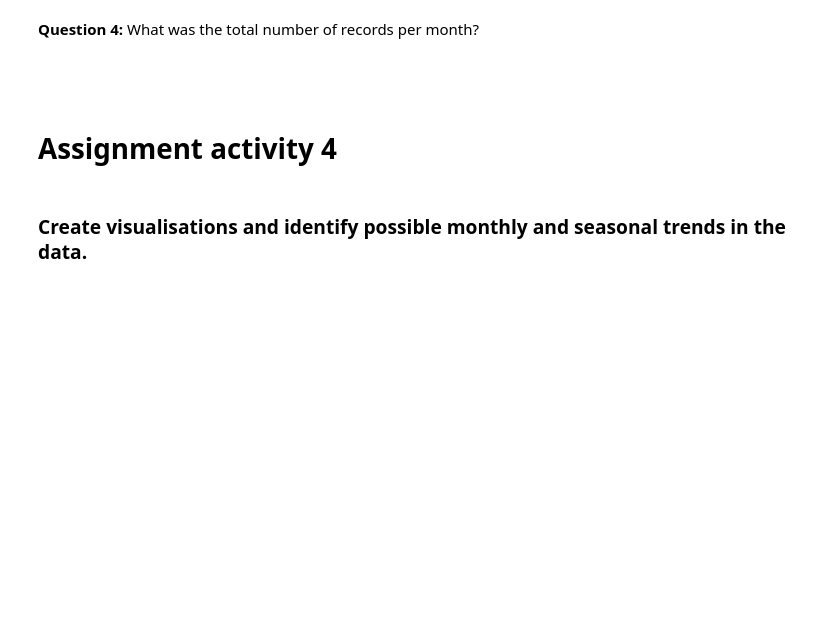
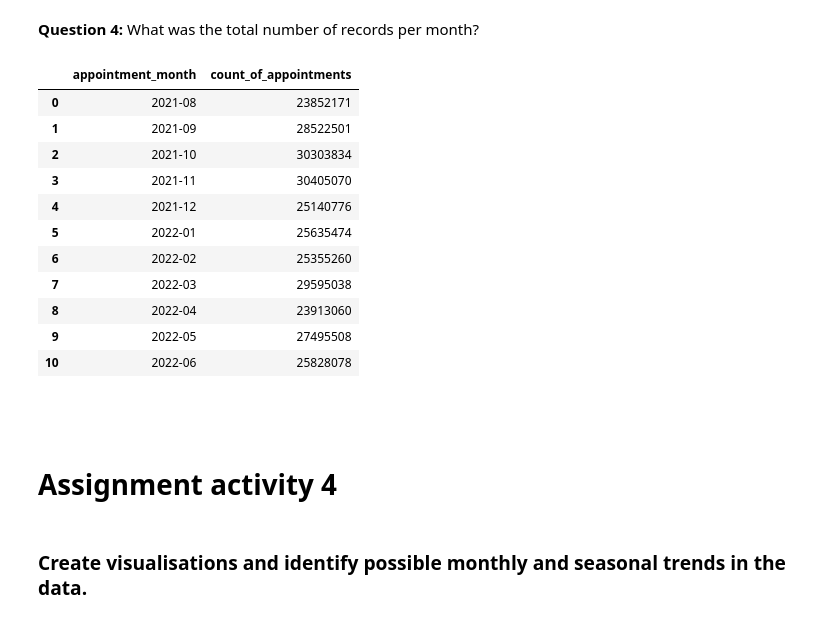
Before and after one commit to angjiashin/LSE_DA_NHS_analysis, a Jupyter notebook: Ang_JiaShin_DA201_Assignment_Notebook.ipynb, the cells around one changed output. Saved outputs shown, nothing was run; the diff lists cells and outputs as text; code cells hidden in the pictures; blank space fills up the shorter version.

```diff
--- a/Ang_JiaShin_DA201_Assignment_Notebook.ipynb
+++ b/Ang_JiaShin_DA201_Assignment_Notebook.ipynb
@@ -399,6 +495,20 @@ Name: appointment_status, dtype: int64
 **Question 4:** What was the total number of records per month?
 # %%
 # Total number of records per month.
+nc.groupby('appointment_month')[['count_of_appointments']].sum().reset_index()
+# %% [output]
+|  | appointment_month | count_of_appointments |
+| 0 | 2021-08 | 23852171 |
+| 1 | 2021-09 | 28522501 |
+| 2 | 2021-10 | 30303834 |
+| 3 | 2021-11 | 30405070 |
+| 4 | 2021-12 | 25140776 |
+| 5 | 2022-01 | 25635474 |
+| 6 | 2022-02 | 25355260 |
+| 7 | 2022-03 | 29595038 |
+| 8 | 2022-04 | 23913060 |
+| 9 | 2022-05 | 27495508 |
+| 10 | 2022-06 | 25828078 |
 # %% [markdown]
 #
 # %% [markdown]
```
Also changed, not shown: parts of 49 cells of this notebook.
